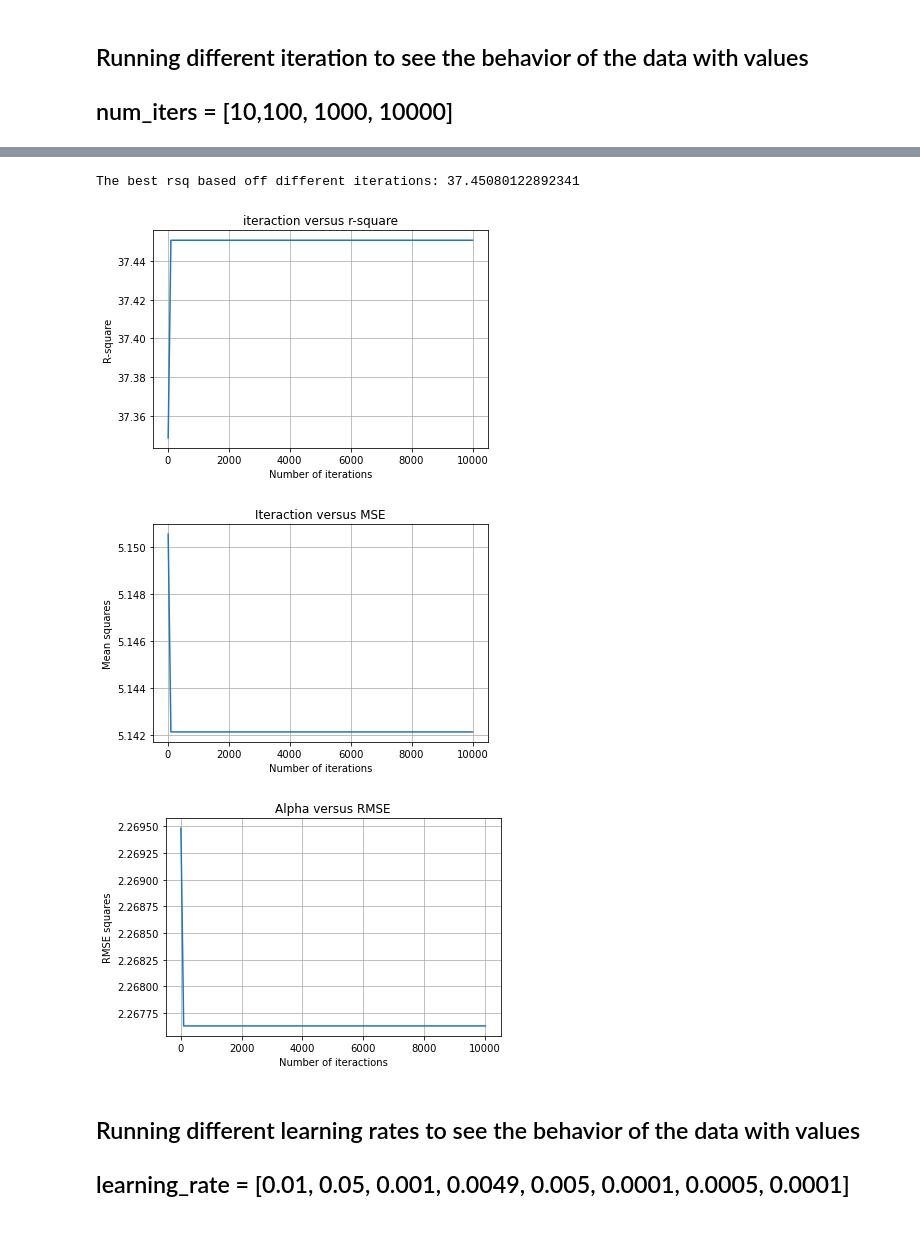
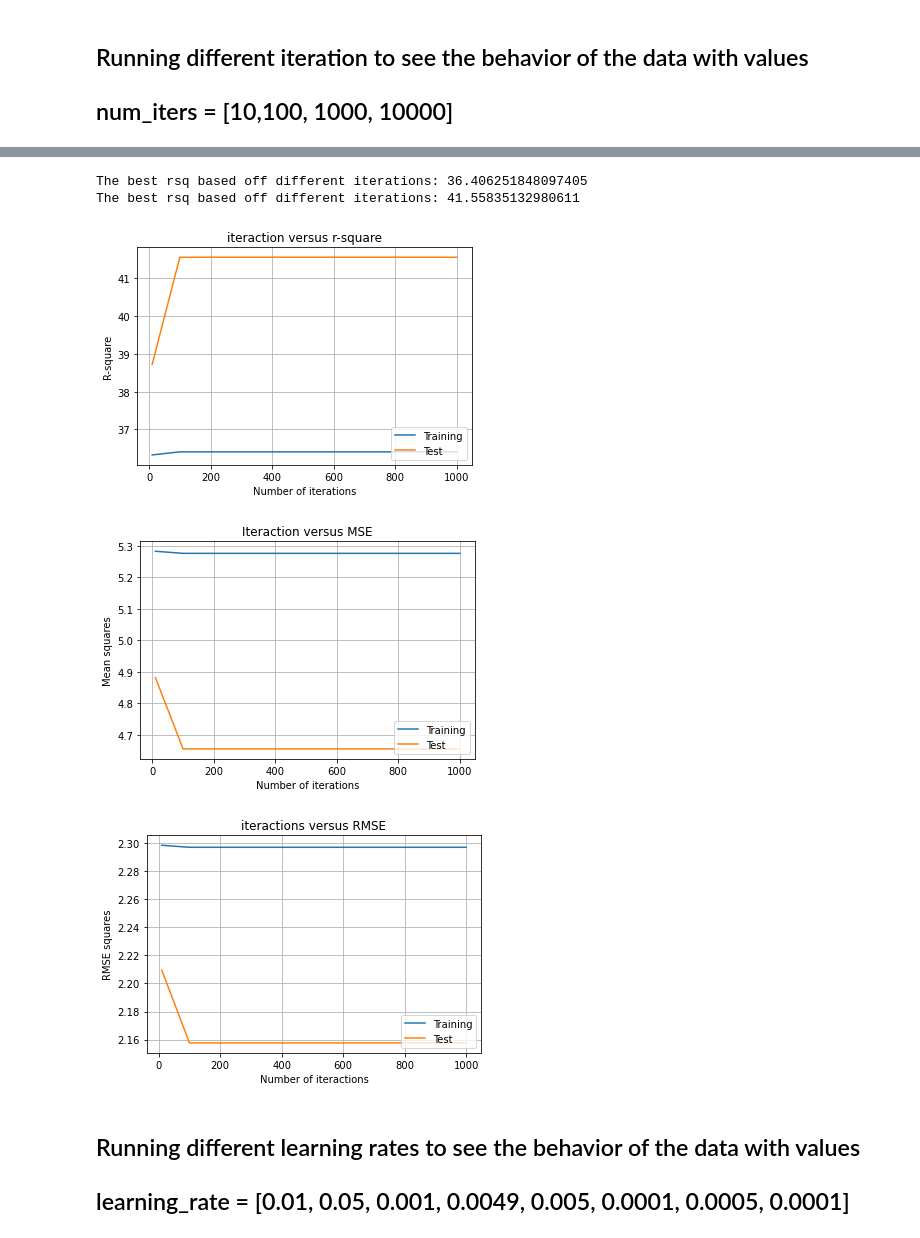
Before and after one commit to fdnthecoder/StudentPerformanceML, a Jupyter notebook: LinearRegJamie.ipynb, the cells around one changed output, grey strips where cells are left out. Saved outputs shown, nothing was run; the diff lists cells and outputs as text; code cells hidden in the pictures.

```diff
--- a/LinearRegJamie.ipynb
+++ b/LinearRegJamie.ipynb
@@ -330,9 +397,8 @@ def different_iterations(X_iter, y_iter, num_rows, num_iters):
         w.append(results[0])
     return rsq_all, mse_all, w
 # %%
-#Running test
-#track, rsq_all, w_train = runningtest(X_1_train, y_2d_train, n_train)
+#Running different iteractions on training set
 #learning_rate = [0.01, 0.05, 0.001, 0.0049, 0.005, 0.0001, 0.0005, 0.0001]
-num_iters = [10,100, 1000, 10000]
+num_iters = [10,100,500, 1000]
 rsq_iter, mse_iter, w_iter = different_iterations(X_1_train, y_2d_train, n_train, num_iters)
 # %% [output]
@@ -355 +421,3 @@ rsq: 0.37450801228923414
 --------------------------------------------------
+# %%
+rsq_iter1, mse_iter1, w_iter1 = different_iterations(X_1_test, y_2d_test, n_test, num_iters)
@@ -356,34 +442,45 @@ rsq: 0.37450801228923414
 # %%
 # The best rsq on training set based off gradient method
 print("The best rsq based off different iterations:", max(rsq_iter))
+
+#The best rsqp on testing set
+print("The best rsq based off different iterations:", max(rsq_iter1))
 # %% [output]
-The best rsq based off different iterations: 37.45080122892341
+The best rsq based off different iterations: 36.406251848097405
+The best rsq based off different iterations: 41.55835132980611
 # %%
 plt.title("iteraction versus r-square")
 plt.plot(num_iters, rsq_iter)
+plt.plot(num_iters, rsq_iter1)
 plt.xlabel("Number of iterations")
 plt.ylabel("R-square")
+plt.legend(['Training', 'Test'], loc='lower right')
 plt.grid()
 # %% [output]
-[figure, old version]
+[figure, new version]
 # %%
 plt.title("Iteraction versus MSE")
-plt.plot(num_iters,mse_iter)
+plt.plot(num_iters,mse_iter) #training set
+plt.plot(num_iters, mse_iter1) #testing set
 plt.xlabel("Number of iterations")
 plt.ylabel("Mean squares")
+plt.legend(['Training', 'Test'], loc='lower right')
 plt.grid()
 # %% [output]
-[figure, old version]
+[figure, new version]
 # %%
 #Iterations versus RMSE
 rmse_iter = np.sqrt(mse_iter)
-plt.title("Alpha versus RMSE")
+rmse_iter1 = np.sqrt(mse_iter1)
+plt.title("iteractions versus RMSE")
 plt.plot(num_iters,rmse_iter)
+plt.plot(num_iters, rmse_iter1)
 plt.xlabel("Number of iteractions")
 plt.ylabel("RMSE squares")
+plt.legend(['Training', 'Test'], loc='lower right')
 plt.grid()
 # %% [output]
-[figure, old version]
+[figure, new version]
 # %% [markdown]
 ## Running different learning rates to see the behavior of the data with values
 ## learning_rate = [0.01, 0.05, 0.001, 0.0049, 0.005, 0.0001, 0.0005, 0.0001]
```
Also changed, not shown: parts of 49 cells of this notebook, 2 other files.
